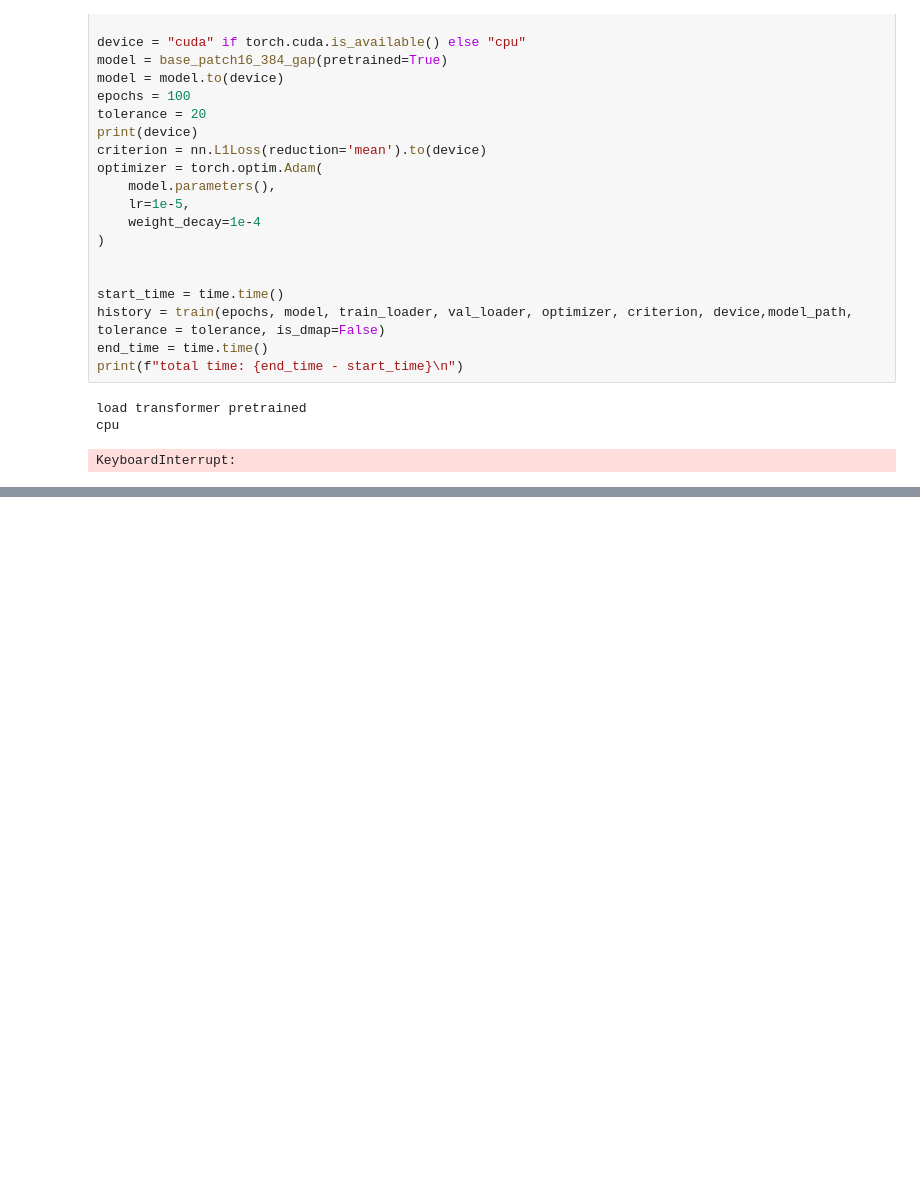
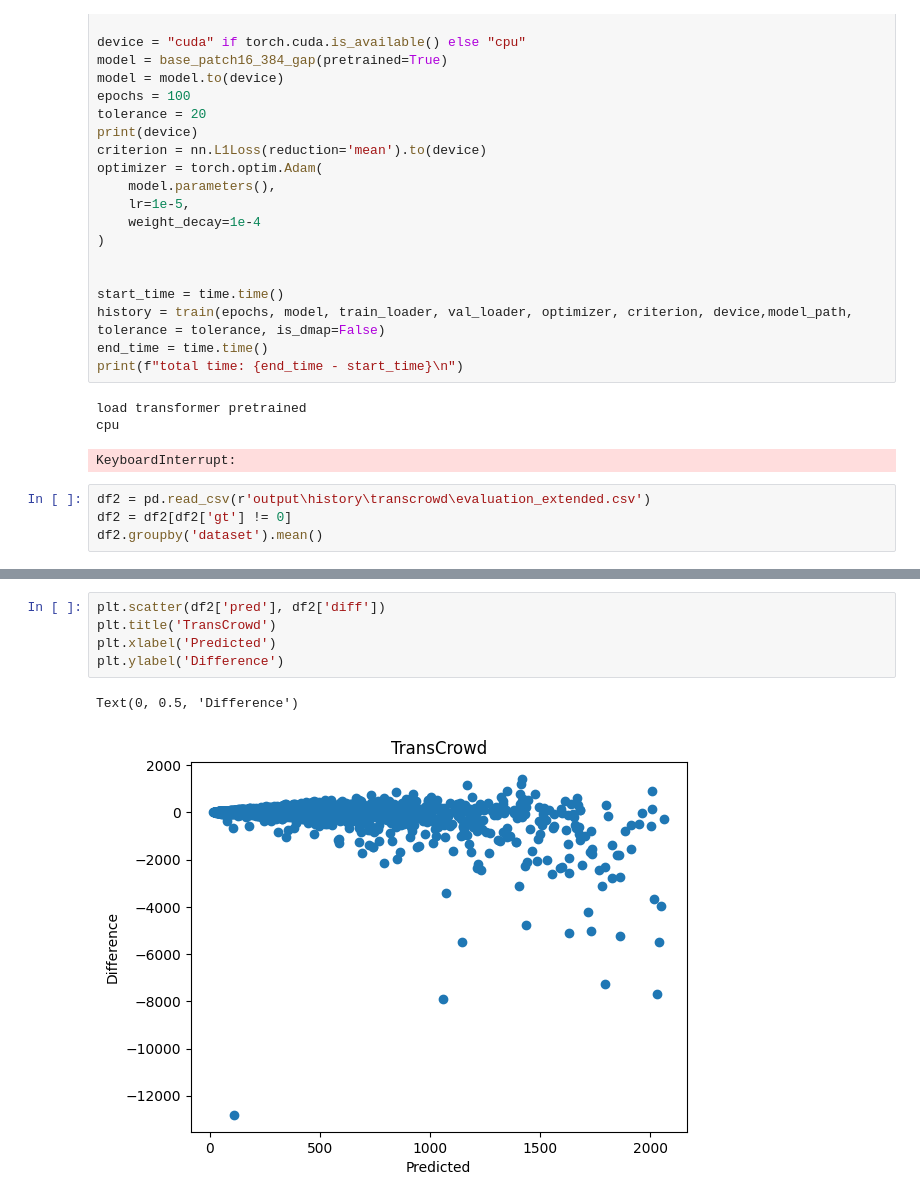
Before and after one commit to wozniakw2002/MSC-thesis, a Jupyter notebook: TransCrowd_test.ipynb, the cells around one changed output, grey strips where cells are left out. Cells and saved outputs as stored; diff of their text form; blank space fills up the shorter version.

```diff
--- a/TransCrowd_test.ipynb
+++ b/TransCrowd_test.ipynb
@@ -142,3 +139,7 @@ print(f"total time: {end_time - start_time}\n")
 load transformer pretrained
 cpu
 KeyboardInterrupt:
+# %%
+df2 = pd.read_csv(r'output\history\transcrowd\evaluation_extended.csv')
+df2 = df2[df2['gt'] != 0]
+df2.groupby('dataset').mean()
@@ -144,0 +155,8 @@ KeyboardInterrupt:
+# %%
+plt.scatter(df2['pred'], df2['diff'])
+plt.title('TransCrowd')
+plt.xlabel('Predicted')
+plt.ylabel('Difference')
+# %% [output]
+Text(0, 0.5, 'Difference')
+[figure, added]
```
Also changed, not shown: parts of 8 cells of this notebook, 13 other files.
